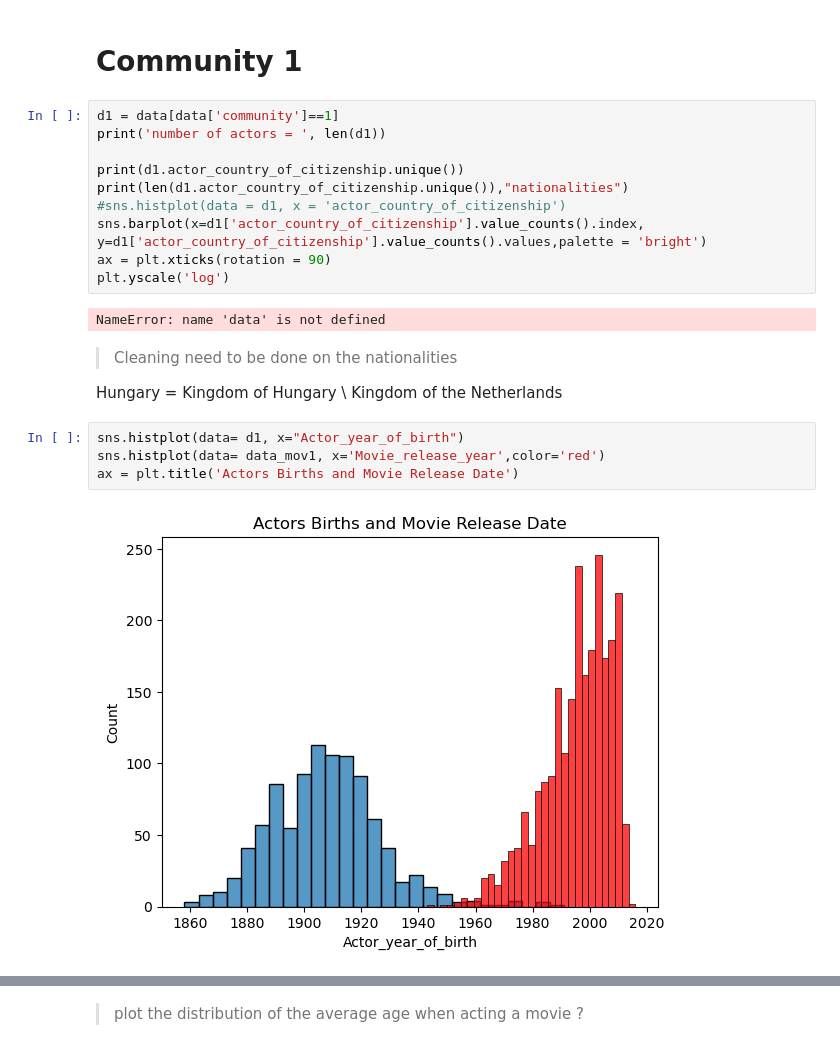
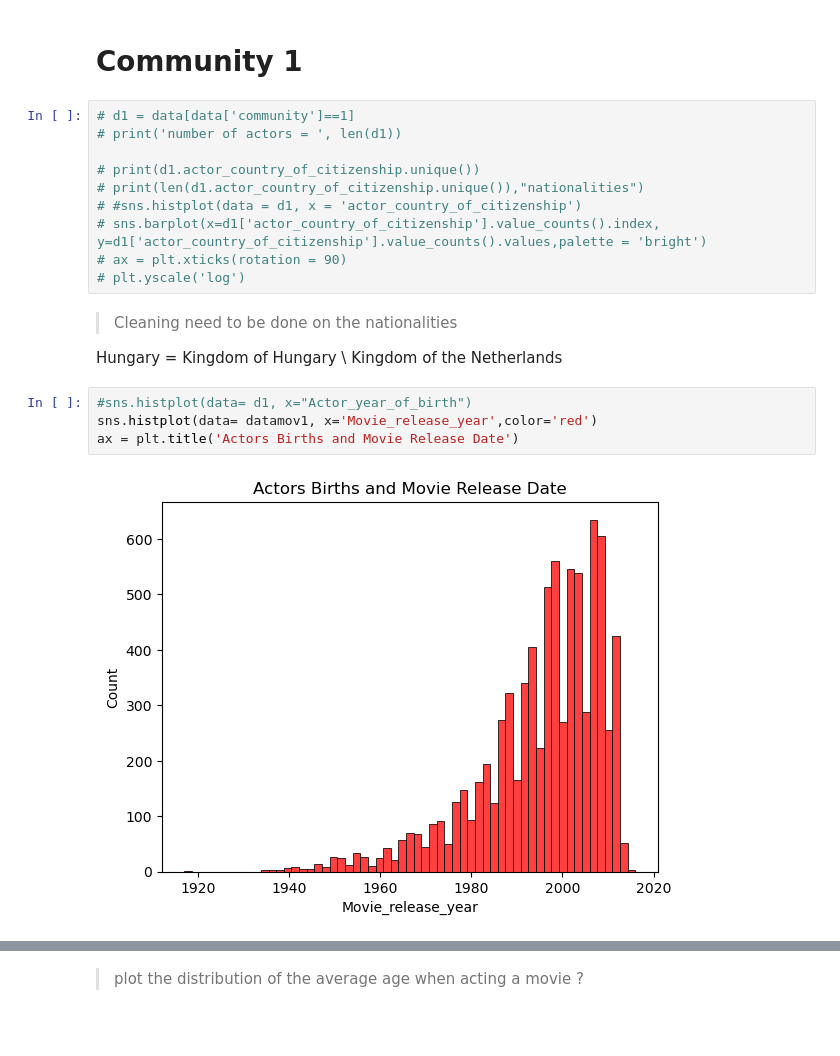
Before and after one commit to epfl-ada/ada-2022-project-addaxx, a Jupyter notebook: exploration.ipynb, the cells around one changed output, grey strips where cells are left out. Drawn from its saved outputs; the diff is of its cells as text.

```diff
--- a/exploration.ipynb
+++ b/exploration.ipynb
@@ -178,25 +263,23 @@ plt.yscale('log')
 # %% [markdown]
 # Community 1
 # %%
-d1 = data[data['community']==1]
-print('number of actors = ', len(d1))
+# d1 = data[data['community']==1]
+# print('number of actors = ', len(d1))
 
-print(d1.actor_country_of_citizenship.unique())
-print(len(d1.actor_country_of_citizenship.unique()),"nationalities")
-#sns.histplot(data = d1, x = 'actor_country_of_citizenship')
-sns.barplot(x=d1['actor_country_of_citizenship'].value_counts().index, y=d1['actor_country_of_citizenship'].value_counts().values,palette = 'bright')
-ax = plt.xticks(rotation = 90)
-plt.yscale('log')
+# print(d1.actor_country_of_citizenship.unique())
+# print(len(d1.actor_country_of_citizenship.unique()),"nationalities")
+# #sns.histplot(data = d1, x = 'actor_country_of_citizenship')
+# sns.barplot(x=d1['actor_country_of_citizenship'].value_counts().index, y=d1['actor_country_of_citizenship'].value_counts().values,palette = 'bright')
+# ax = plt.xticks(rotation = 90)
+# plt.yscale('log')
-# %% [output]
-NameError: name 'data' is not defined
 # %% [markdown]
 > Cleaning need to be done on the nationalities
 
 Hungary = Kingdom of Hungary \\
 Kingdom of the Netherlands
 # %%
-sns.histplot(data= d1, x="Actor_year_of_birth")
-sns.histplot(data= data_mov1, x='Movie_release_year',color='red')
+#sns.histplot(data= d1, x="Actor_year_of_birth")
+sns.histplot(data= datamov1, x='Movie_release_year',color='red')
 ax = plt.title('Actors Births and Movie Release Date')
 # %% [output]
-[figure, old version]
+[figure, new version]
```
Also changed, not shown: parts of 70 cells of this notebook, 1 other file.
